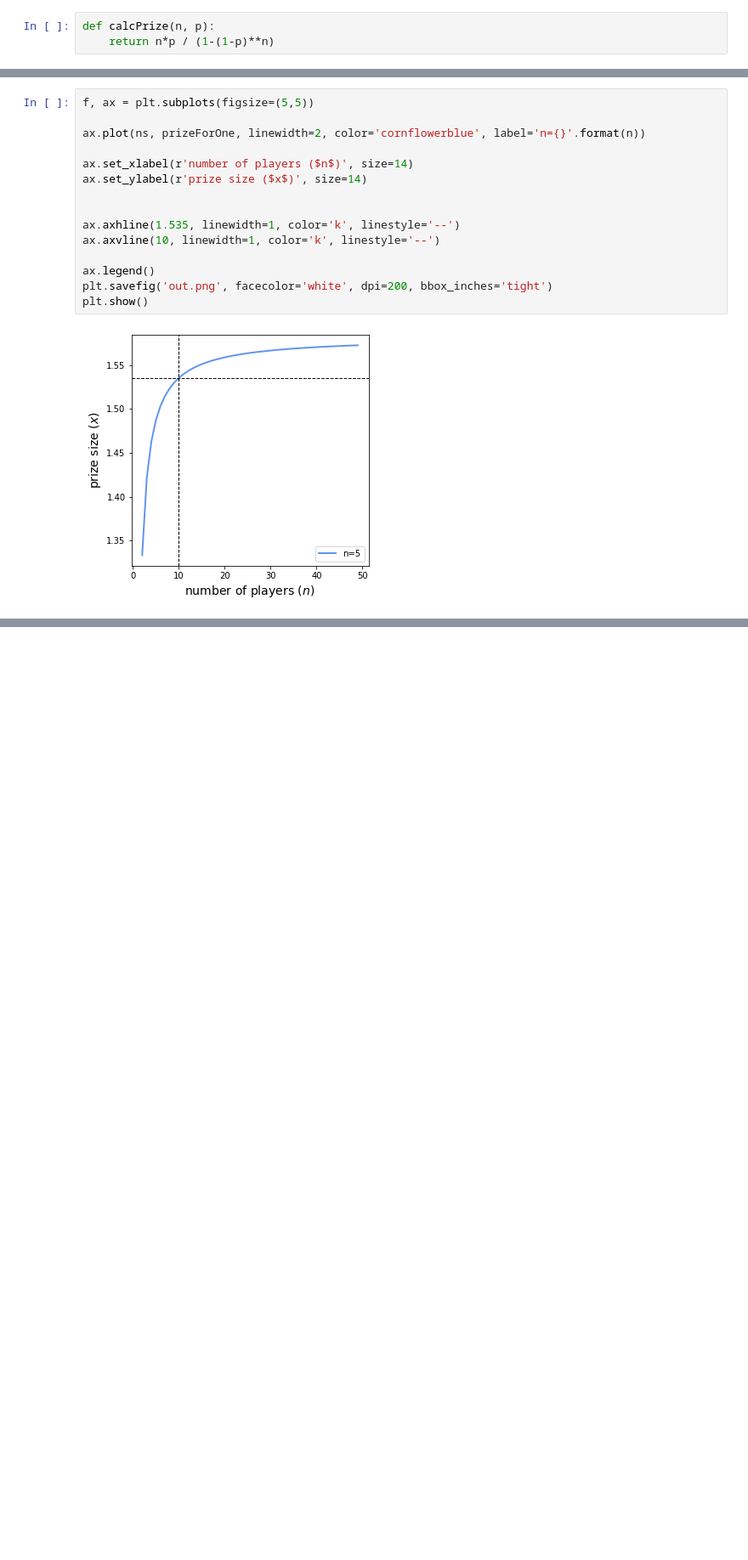
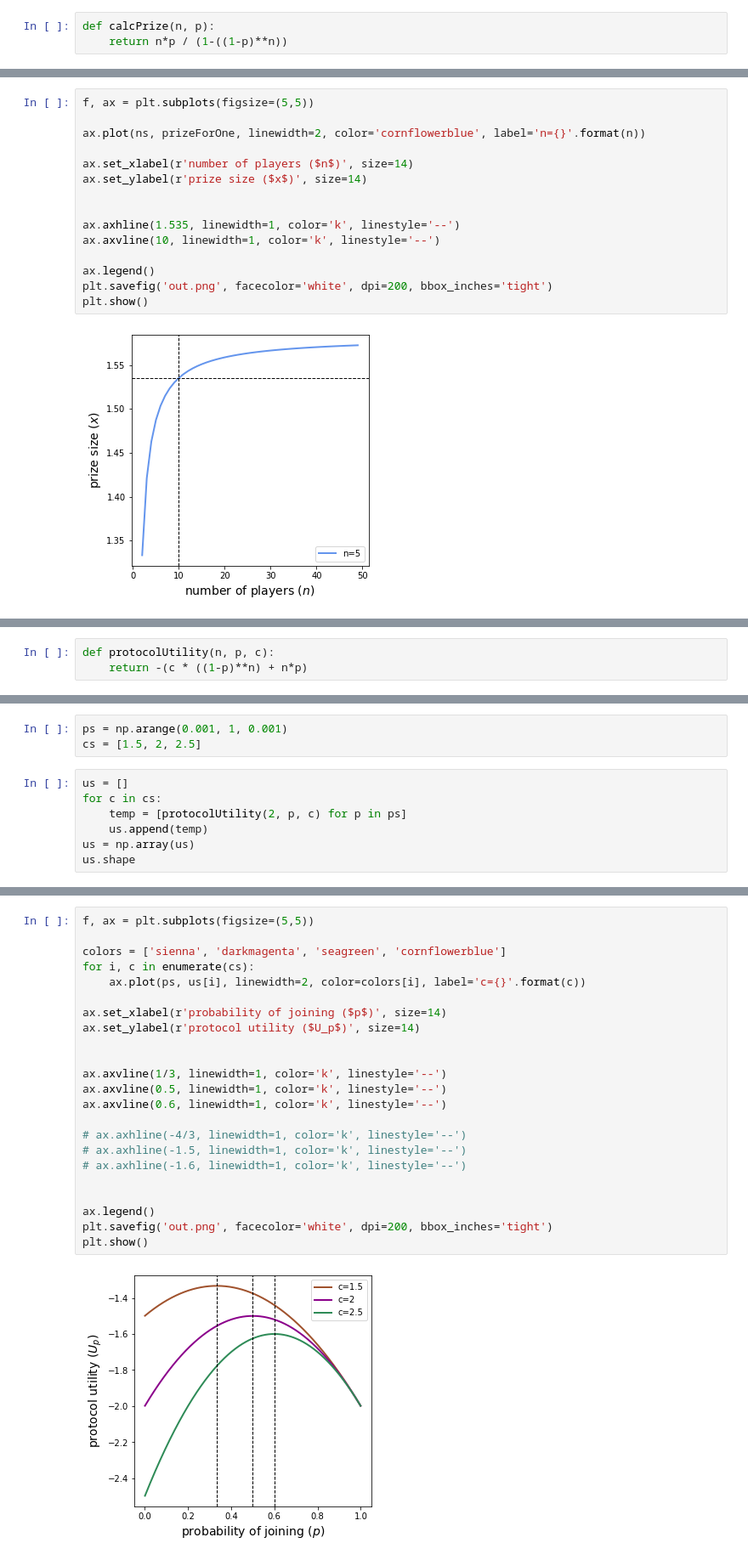
Before and after one commit to michaelneuder/continued-participation, a Jupyter notebook: copar.ipynb, the cells around one changed output, grey strips where cells are left out. Shown: that part at 85% size. Cells and saved outputs as stored; diff of their text form; blank space fills up the shorter version.

Commit message:
starting to plot

```diff
--- a/copar.ipynb
+++ b/copar.ipynb
@@ -17,7 +17,7 @@ import sympy as sp
 from sympy.printing.latex import print_latex
 # %%
 def calcPrize(n, p):
-    return n*p / (1-(1-p)**n)
+    return n*p / (1-((1-p)**n))
 # %%
 ps = np.arange(0.001, 1, 0.001)
 xs = np.array([calcPrize(2, p) for p in ps])
@@ -102,0 +98,3 @@ plt.plot(prizeForOne)
+# %%
+def protocolUtility(n, p, c):
+    return -(c * ((1-p)**n) + n*p)
@@ -102,0 +104,10 @@ plt.plot(prizeForOne)
+# %%
+ps = np.arange(0.001, 1, 0.001)
+cs = [1.5, 2, 2.5]
+# %%
+us = []
+for c in cs:
+    temp = [protocolUtility(2, p, c) for p in ps]
+    us.append(temp)
+us = np.array(us)
+us.shape
@@ -102,0 +128,25 @@ plt.plot(prizeForOne)
+# %%
+f, ax = plt.subplots(figsize=(5,5))
+
+colors = ['sienna', 'darkmagenta', 'seagreen', 'cornflowerblue']
+for i, c in enumerate(cs):
+    ax.plot(ps, us[i], linewidth=2, color=colors[i], label='c={}'.format(c))
+
+ax.set_xlabel(r'probability of joining ($p$)', size=14)
+ax.set_ylabel(r'protocol utility ($U_p$)', size=14)
+
+
+ax.axvline(1/3, linewidth=1, color='k', linestyle='--')
+ax.axvline(0.5, linewidth=1, color='k', linestyle='--')
+ax.axvline(0.6, linewidth=1, color='k', linestyle='--')
+
+# ax.axhline(-4/3, linewidth=1, color='k', linestyle='--')
+# ax.axhline(-1.5, linewidth=1, color='k', linestyle='--')
+# ax.axhline(-1.6, linewidth=1, color='k', linestyle='--')
+
+
+ax.legend()
+plt.savefig('out.png', facecolor='white', dpi=200, bbox_inches='tight')
+plt.show()
+# %% [output]
+[figure, added]
```
Also changed, not shown: parts of 6 cells of this notebook, 1 other file.
